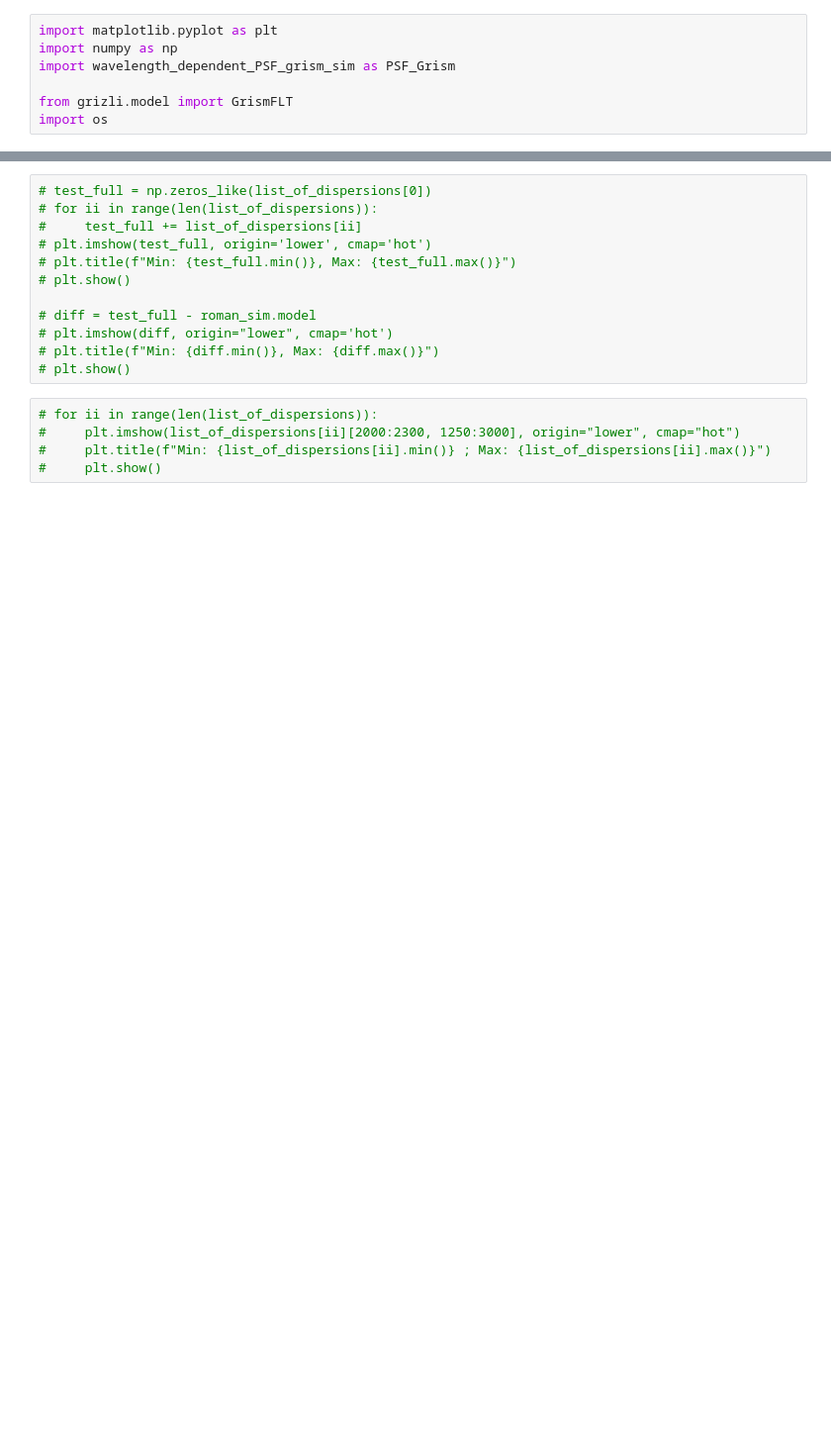
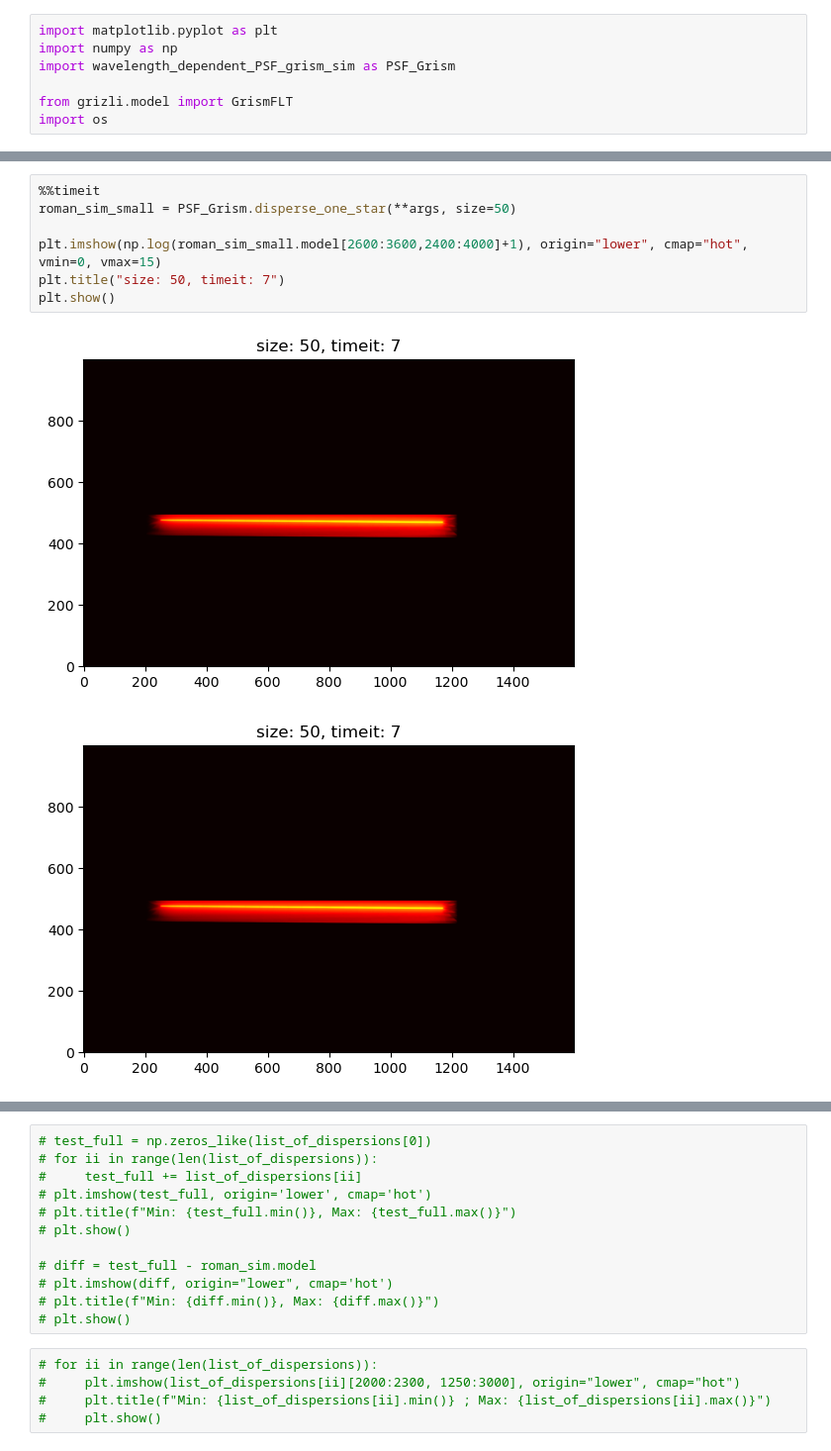
Before and after one commit to keithbuckholz/roman_grism_sim, a Jupyter notebook: ultra_smooth_lambda_dependent/notebooks/testing_the_script.ipynb, the cells around one changed output, grey strips where cells are left out. Shown at 99% size. Saved outputs shown, nothing was run; the diff lists cells and outputs as text; blank space fills up the shorter version.

```diff
--- a/ultra_smooth_lambda_dependent/notebooks/testing_the_script.ipynb
+++ b/ultra_smooth_lambda_dependent/notebooks/testing_the_script.ipynb
@@ -29,3 +26,13 @@ Image cutout: x=slice(0, 4088, None), y=slice(0, 4088, None) [Out of range]
 /Users/keith/astr/research_astr/roman_grism_sim/ultra_smooth_lambda_dependent/fits/empty_direct.fits / blot segmentation /Users/keith/astr/research_astr/roman_grism_sim/ultra_smooth_lambda_dependent/f ...
 Using default C-based coordinate transformation...
 Using default C-based coordinate transformation...
+# %%
+%%timeit
+roman_sim_small = PSF_Grism.disperse_one_star(**args, size=50)
+
+plt.imshow(np.log(roman_sim_small.model[2600:3600,2400:4000]+1), origin="lower", cmap="hot", vmin=0, vmax=15)
+plt.title("size: 50, timeit: 7")
+plt.show()
+# %% [output]
+[figure, added]
+[figure, added]
```
Also changed, not shown: parts of 4 cells of this notebook, 4 other files.
